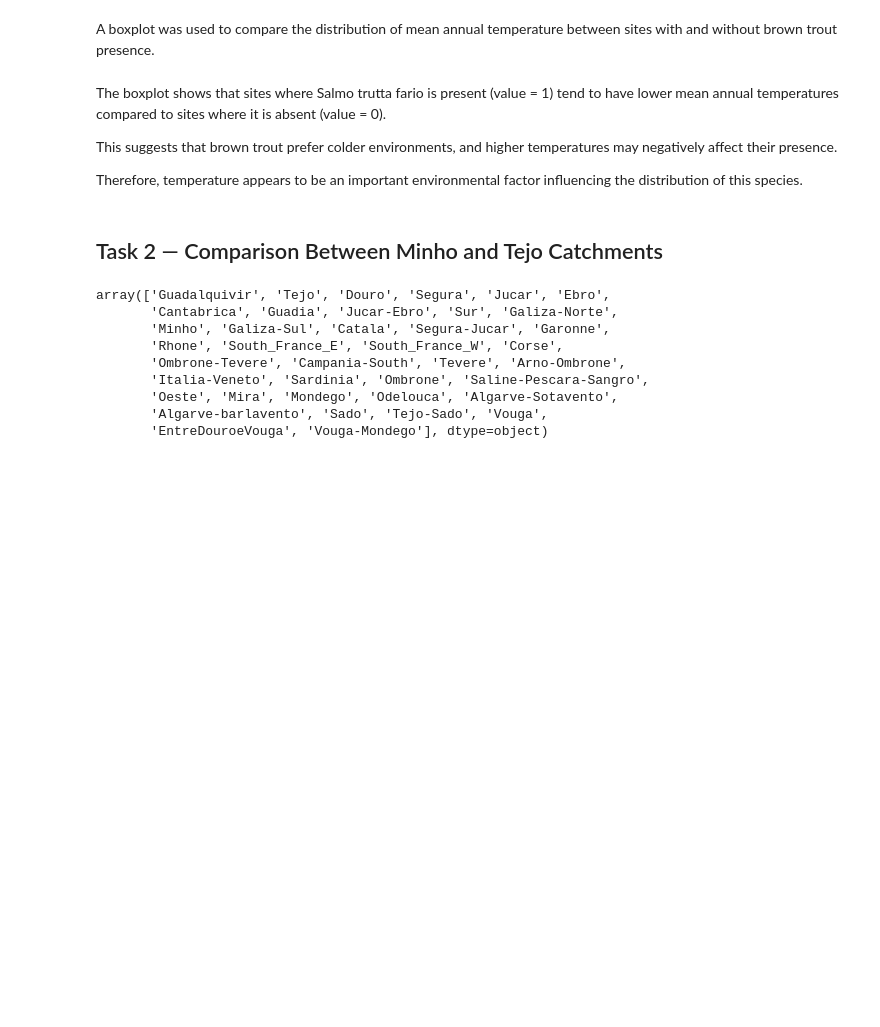
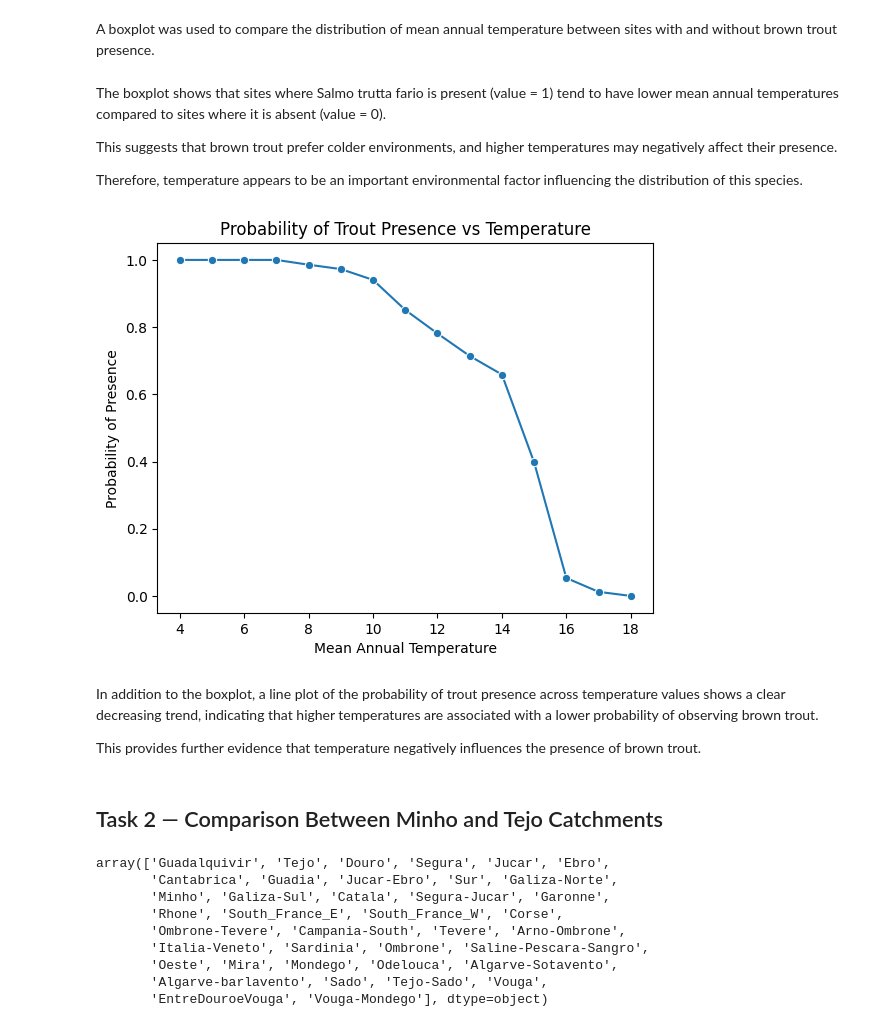
Before and after one commit to asternoeld/avcad, a Jupyter notebook: exercise4_statistical_inference/exercise4_statistical_inference.ipynb, the cells around one changed output. Drawn from its saved outputs; the diff is of its cells as text; code cells hidden in the pictures; blank space fills up the shorter version.

```diff
--- a/exercise4_statistical_inference/exercise4_statistical_inference.ipynb
+++ b/exercise4_statistical_inference/exercise4_statistical_inference.ipynb
@@ -61,6 +61,23 @@ The boxplot shows that sites where Salmo trutta fario is present (value = 1) ten
 This suggests that brown trout prefer colder environments, and higher temperatures may negatively affect their presence.
 
 Therefore, temperature appears to be an important environmental factor influencing the distribution of this species.
+# %%
+df_temp = df[["Salmo trutta fario", "temp_ann"]].dropna()
+df_temp["temp_ann_round"] = df_temp["temp_ann"].round()
+
+prob = df_temp.groupby("temp_ann_round")["Salmo trutta fario"].mean().reset_index()
+
+sns.lineplot(x="temp_ann_round", y="Salmo trutta fario", data=prob, marker="o")
+plt.title("Probability of Trout Presence vs Temperature")
+plt.xlabel("Mean Annual Temperature")
+plt.ylabel("Probability of Presence")
+plt.show()
+# %% [output]
+[figure, added]
+# %% [markdown]
+In addition to the boxplot, a line plot of the probability of trout presence across temperature values shows a clear decreasing trend, indicating that higher temperatures are associated with a lower probability of observing brown trout.
+
+This provides further evidence that temperature negatively influences the presence of brown trout.
 # %% [markdown]
 ## Task 2 — Comparison Between Minho and Tejo Catchments
 # %%
```
